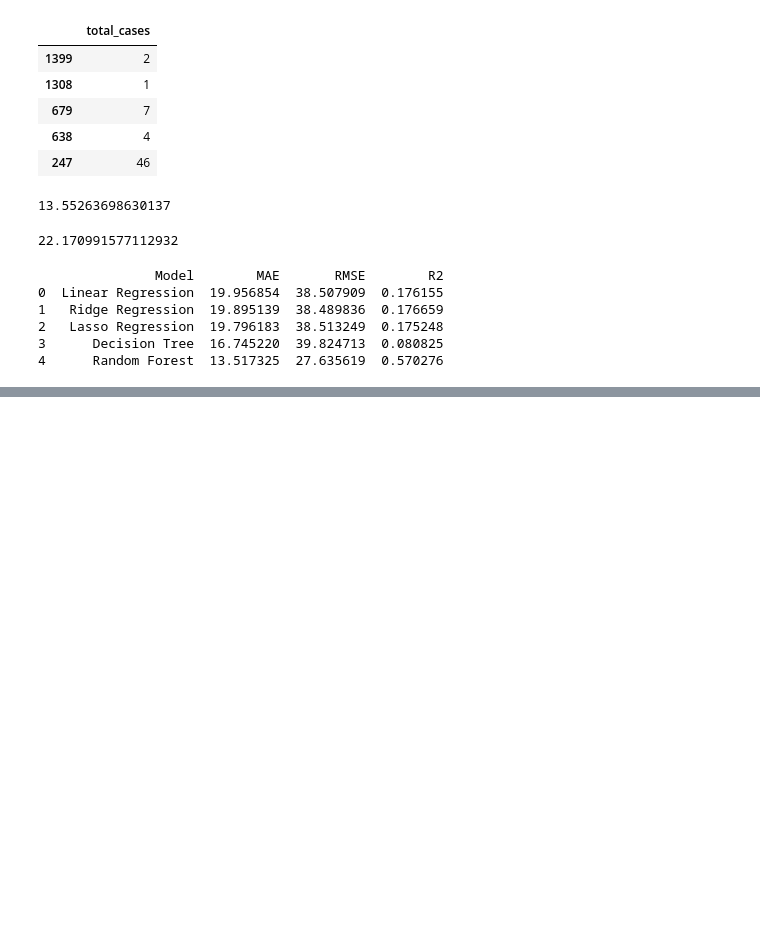
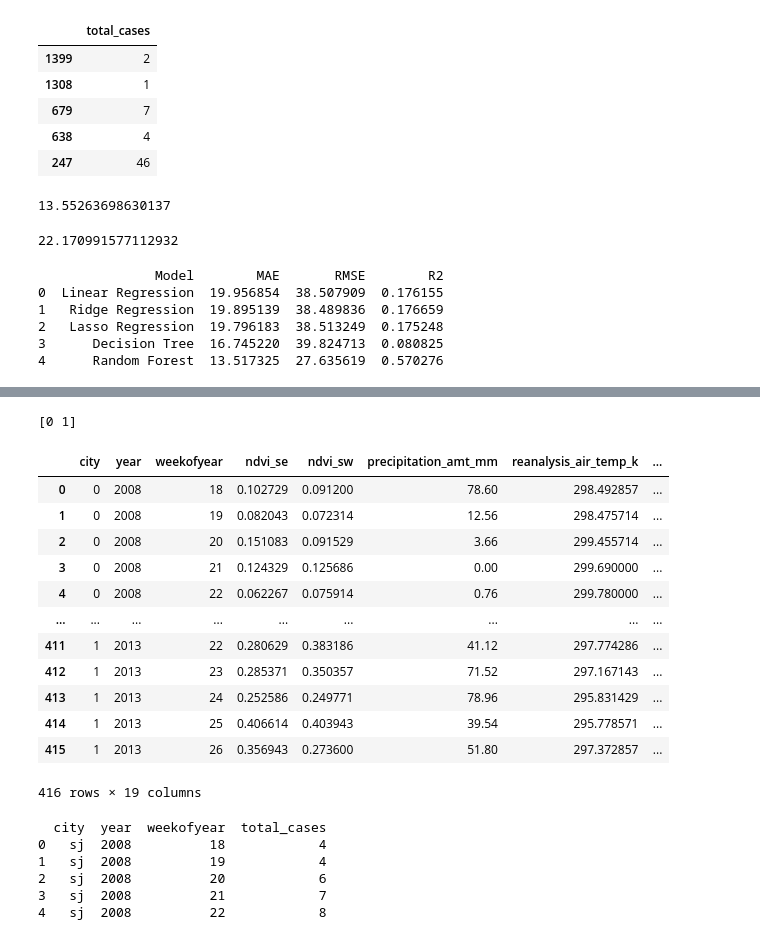
Before and after one commit to lsrodri/dsr_challenge, a Jupyter notebook: notebooks/baseline.ipynb, the cells around one changed output, grey strips where cells are left out. Cells and saved outputs as stored; diff of their text form; code cells hidden in the pictures; blank space fills up the shorter version.

Commit message:
Updated notebook and predictions

```diff
--- a/notebooks/baseline.ipynb
+++ b/notebooks/baseline.ipynb
@@ -249,0 +269,4 @@ print(results_df)
+# %%
+X_test_competition  = pd.read_csv('../src/data/raw/dengue_features_test.csv')
+#print column names
+print(X_test_competition)
@@ -249,0 +291,67 @@ print(results_df)
+# %%
+# Check values for X_test_competition['city']
+print(X_test_competition['city'].unique())
+# %% [output]
+[0 1]
+# %%
+model.fit(X_train, y_train)
+
+# Check if the columns exist in the test set ['ndvi_ne', 'ndvi_nw', 'station_avg_temp_c', 'station_diur_temp_rng_c', 'week_start_date'] before dropping
+if 'ndvi_ne' in X_test_competition.columns:
+    X_test_competition.drop(columns=['ndvi_ne', 'ndvi_nw', 'station_avg_temp_c', 'station_diur_temp_rng_c', 'week_start_date'], inplace=True)
+
+# Check if the 'city' column has string values before mapping
+if X_test_competition['city'].dtype == 'object':
+    # Transform categorical values in the 'city' column to numerical values
+    X_test_competition['city'] = X_test_competition['city'].map({'sj': 0, 'iq': 1})
+
+# Handle missing values using the same imputer
+columns_with_missing = X_test_competition.columns[X_test_competition.isnull().any()]
+if not columns_with_missing.empty:
+    X_test_competition[columns_with_missing] = imputer.transform(X_test_competition[columns_with_missing])
+
+# Make predictions
+predictions = model.predict(X_test_competition)
+# %%
+X_test_competition
+# %% [output]
+|  | city | year | weekofyear | ndvi_se | ndvi_sw | precipitation_amt_mm | reanalysis_air_temp_k | ... |
+| 0 | 0 | 2008 | 18 | 0.102729 | 0.091200 | 78.60 | 298.492857 | ... |
+| 1 | 0 | 2008 | 19 | 0.082043 | 0.072314 | 12.56 | 298.475714 | ... |
+| 2 | 0 | 2008 | 20 | 0.151083 | 0.091529 | 3.66 | 299.455714 | ... |
+| 3 | 0 | 2008 | 21 | 0.124329 | 0.125686 | 0.00 | 299.690000 | ... |
+| 4 | 0 | 2008 | 22 | 0.062267 | 0.075914 | 0.76 | 299.780000 | ... |
+| ... | ... | ... | ... | ... | ... | ... | ... | ... |
+| 411 | 1 | 2013 | 22 | 0.280629 | 0.383186 | 41.12 | 297.774286 | ... |
+| 412 | 1 | 2013 | 23 | 0.285371 | 0.350357 | 71.52 | 297.167143 | ... |
+| 413 | 1 | 2013 | 24 | 0.252586 | 0.249771 | 78.96 | 295.831429 | ... |
+| 414 | 1 | 2013 | 25 | 0.406614 | 0.403943 | 39.54 | 295.778571 | ... |
+| 415 | 1 | 2013 | 26 | 0.356943 | 0.273600 | 51.80 | 297.372857 | ... |
+416 rows × 19 columns
+# %%
+# round the predictions to the nearest integer
+predictions = np.round(predictions).astype(int)
+
+# Create a DataFrame for the predictions as city,year,weekofyear,total_cases
+predictions_df = pd.DataFrame({
+    'city': X_test_competition['city'],
+    'year': X_test_competition['year'],
+    'weekofyear': X_test_competition['weekofyear'],
+    'total_cases': predictions
+})
+
+# Revert the mapping for city
+predictions_df['city'] = predictions_df['city'].map({0: 'sj', 1: 'iq'})
+
+# Show predictions
+print(predictions_df.head())
+
+# Save the predictions to a CSV file
+predictions_df.to_csv('../src/data/predictions/baseline_prediction.csv', index=False)
+# %% [output]
+  city  year  weekofyear  total_cases
+0   sj  2008          18            4
+1   sj  2008          19            4
+2   sj  2008          20            6
+3   sj  2008          21            7
+4   sj  2008          22            8
```
Also changed, not shown: parts of 2 cells of this notebook, 1 other file.
